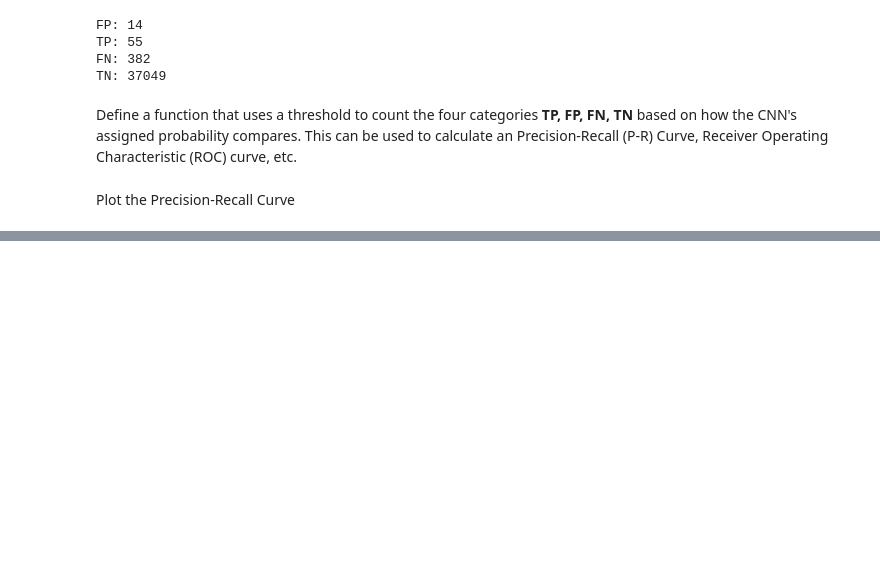
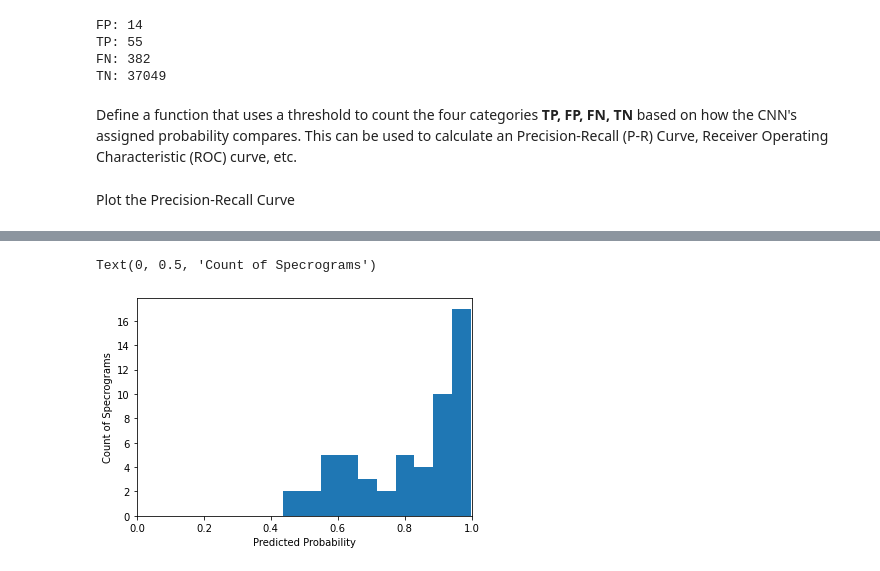
Before and after one commit to whoi-mars/ssf_goldwater, a Jupyter notebook: generateFigures.ipynb, the cells around one changed output, grey strips where cells are left out. Cells and saved outputs as stored; diff of their text form; code cells hidden in the pictures; blank space fills up the shorter version.

```diff
--- a/generateFigures.ipynb
+++ b/generateFigures.ipynb
@@ -134,0 +145,10 @@ Text(0.5, 1.0, 'North Pacific Right Whale Data Precision/Recall')
+# %%
+df_all = pd.concat([df_TP_FP, df_TN_FN], ignore_index=True)
+# %%
+plt.hist(df_all.query("Label == 1").Prob)
+plt.xlim([0, 1.0])
+plt.xlabel("Predicted Probability")
+plt.ylabel("Count of Specrograms")
+# %% [output]
+Text(0, 0.5, 'Count of Specrograms')
+[figure, added]
```
Also changed, not shown: parts of 4 cells of this notebook.
